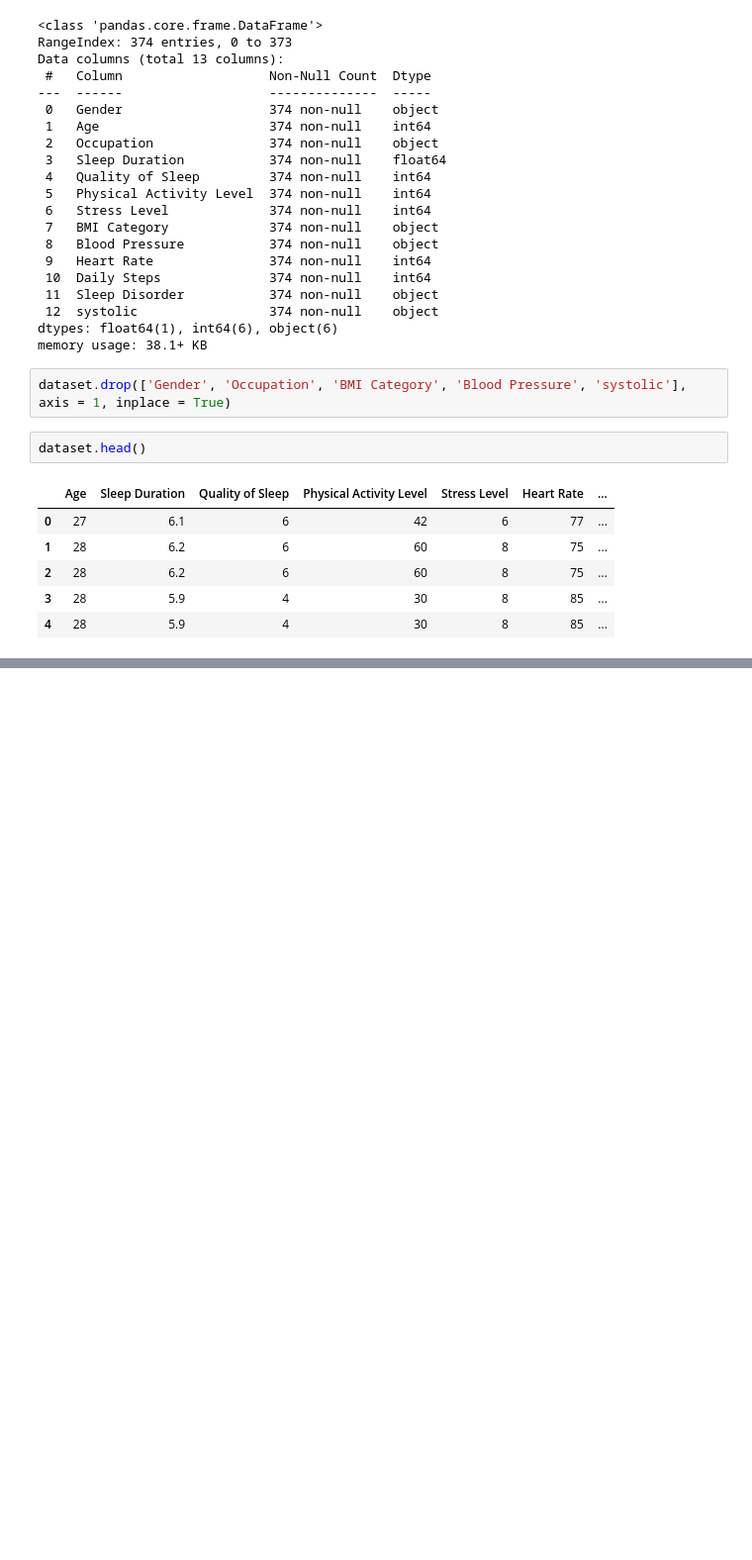
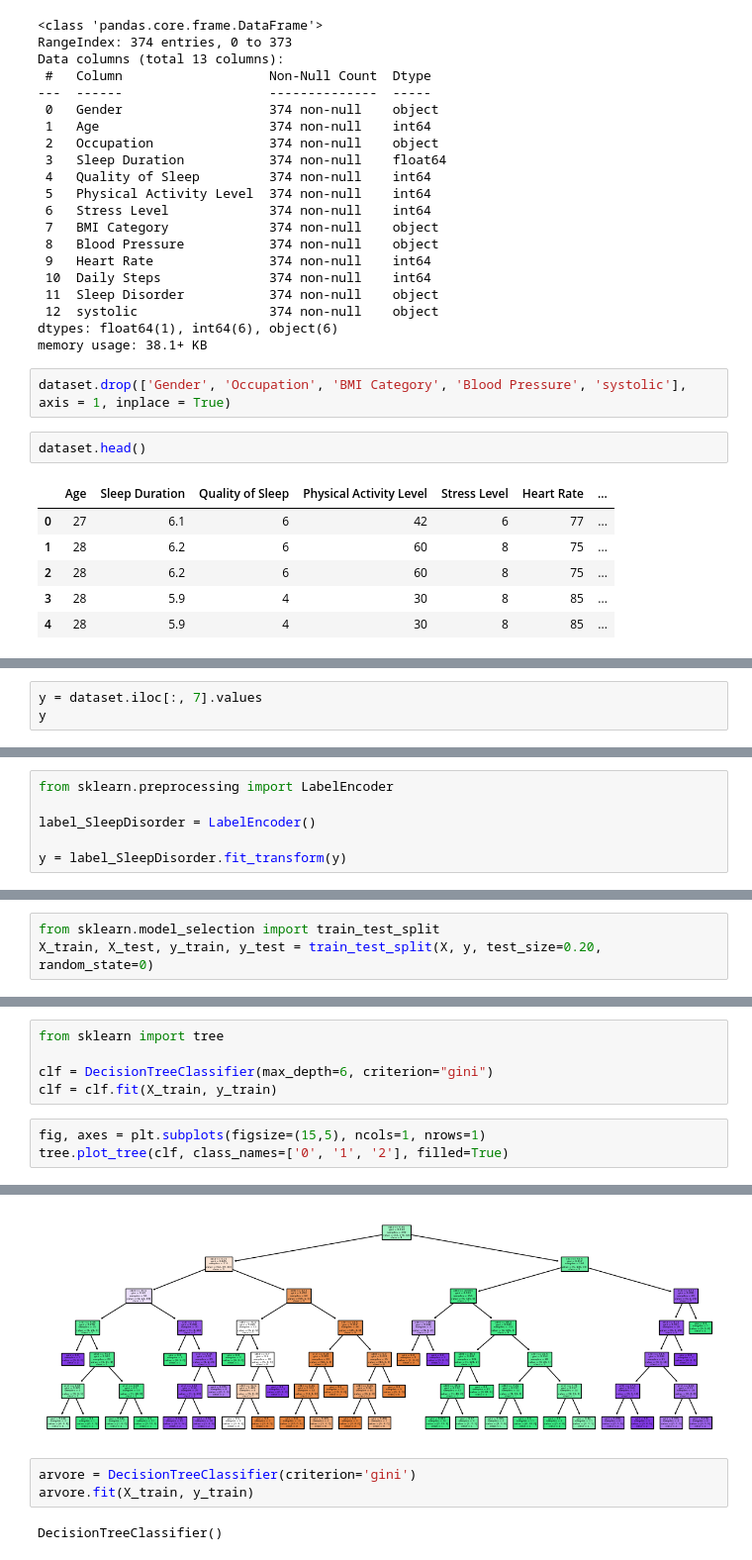
Before and after one commit to cantaruttim/SleepHealthandLifestyle, a Jupyter notebook: SleepHealthandLifestyle.ipynb, the cells around one changed output, grey strips where cells are left out. Shown: that part at 99% size. Cells and saved outputs as stored; diff of their text form; blank space fills up the shorter version.

```diff
--- a/SleepHealthandLifestyle.ipynb
+++ b/SleepHealthandLifestyle.ipynb
@@ -178,0 +190,3 @@ dataset.head()
+# %%
+y = dataset.iloc[:, 7].values
+y
@@ -178,0 +211,6 @@ dataset.head()
+# %%
+from sklearn.preprocessing import LabelEncoder
+
+label_SleepDisorder = LabelEncoder()
+
+y = label_SleepDisorder.fit_transform(y)
@@ -178,0 +294,3 @@ dataset.head()
+# %%
+from sklearn.model_selection import train_test_split
+X_train, X_test, y_train, y_test = train_test_split(X, y, test_size=0.20, random_state=0)
@@ -178,0 +360,9 @@ dataset.head()
+# %%
+from sklearn import tree
+
+clf = DecisionTreeClassifier(max_depth=6, criterion="gini")
+clf = clf.fit(X_train, y_train)
+# %%
+fig, axes = plt.subplots(figsize=(15,5), ncols=1, nrows=1)
+tree.plot_tree(clf, class_names=['0', '1', '2'], filled=True)
+# %% [output]
@@ -178,0 +386,6 @@ dataset.head()
+[figure, added]
+# %%
+arvore = DecisionTreeClassifier(criterion='gini')
+arvore.fit(X_train, y_train)
+# %% [output]
+DecisionTreeClassifier()
```
Also changed, not shown: parts of 17 cells of this notebook.
